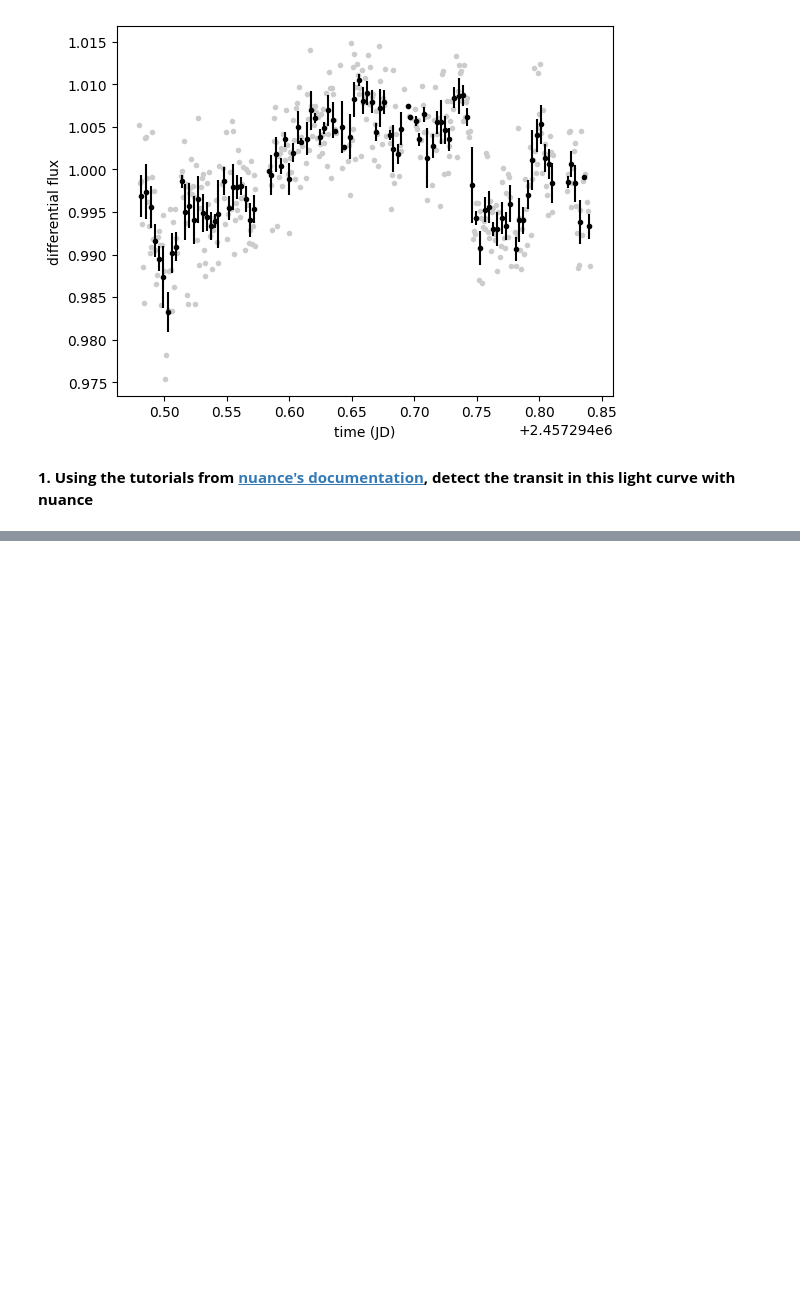
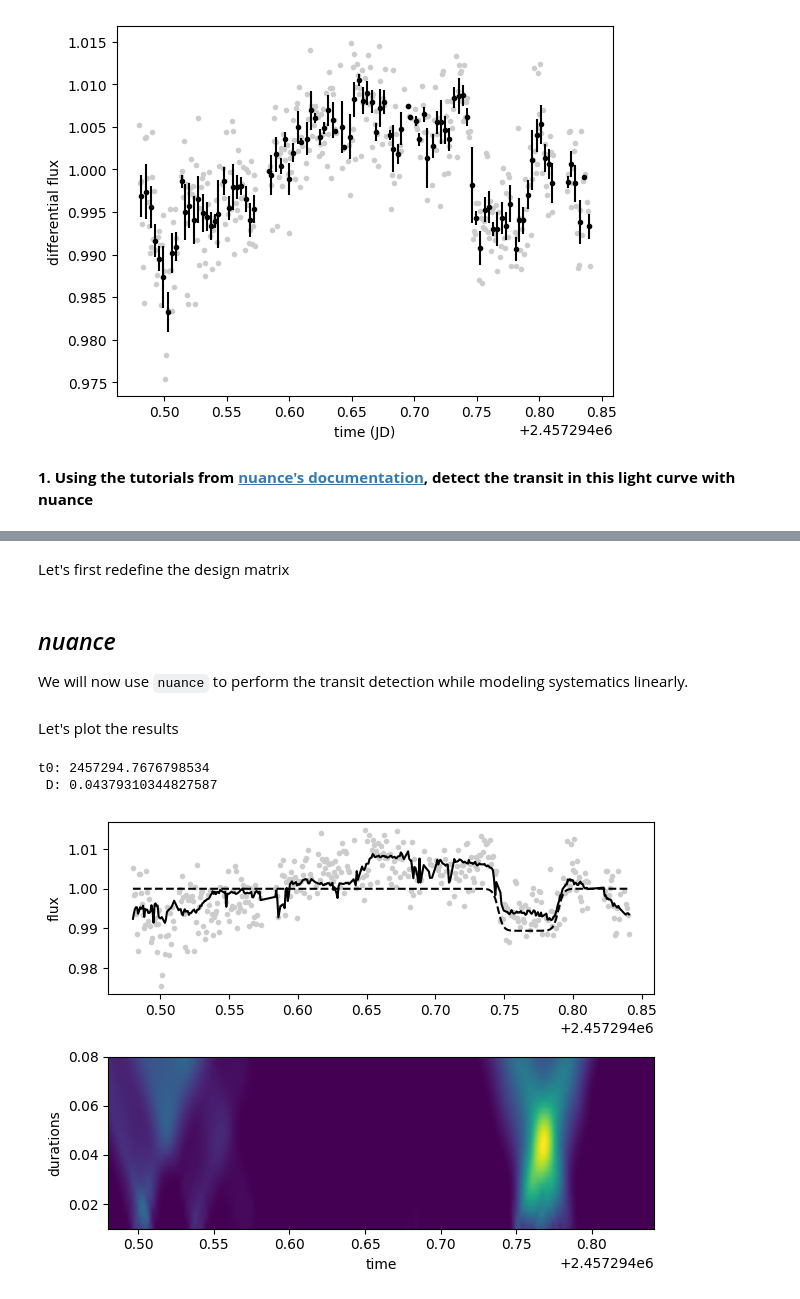
Before and after one commit to lgrcia/pysnack10-prose, a Jupyter notebook: material/detection.ipynb, the cells around one changed output, grey strips where cells are left out. Cells and saved outputs as stored; diff of their text form; code cells hidden in the pictures; blank space fills up the shorter version.

Commit message:
feat: detection solution

```diff
--- a/material/detection.ipynb
+++ b/material/detection.ipynb
@@ -28,0 +35,2 @@ data.bin(5 / 60 / 24, estimate_error=True).errorbar()
+# %% [markdown]
+Let's first redefine the design matrix
@@ -28,0 +55,50 @@ data.bin(5 / 60 / 24, estimate_error=True).errorbar()
+# %% [markdown]
+## *nuance*
+
+We will now use `nuance` to perform the transit detection while modeling systematics linearly.
+# %%
+import nuance as nu
+
+time = data.time
+flux = data.flux
+
+ls_function = nu.linear_search(time, flux, X=X)
+
+epochs = np.linspace(time.min(), time.max(), 400)
+durations = np.linspace(0.01, 0.08, 30)
+
+lls, depths, vars = ls_function(epochs, durations)
+# %% [markdown]
+Let's plot the results
+# %%
+from nuance import core
+
+i, duration_i = np.unravel_index(np.argmax(lls), lls.shape)
+t0, D = epochs[i], durations[duration_i]
+
+linear, astro, noise = core.separate_models(time, flux, X=X)(t0, D)
+
+
+plt.subplot(211)
+plt.plot(time, flux, ".", c="0.8")
+plt.plot(time, linear + astro + noise, c="k", label="full model")
+plt.plot(time, astro + 1.0, ls="--", c="k", label="found")
+plt.ylabel("flux")
+
+plt.subplot(212)
+plt.imshow(
+    lls.T,
+    aspect="auto",
+    origin="lower",
+    extent=[time.min(), time.max(), durations.min(), durations.max()],
+)
+plt.ylabel("durations")
+plt.xlabel("time")
+
+plt.tight_layout()
+
+print(f"t0: {t0}\n D: {D}")
+# %% [output]
+t0: 2457294.7676798534
+ D: 0.04379310344827587
+[figure, added]
```
Also changed, not shown: parts of 3 cells of this notebook.
